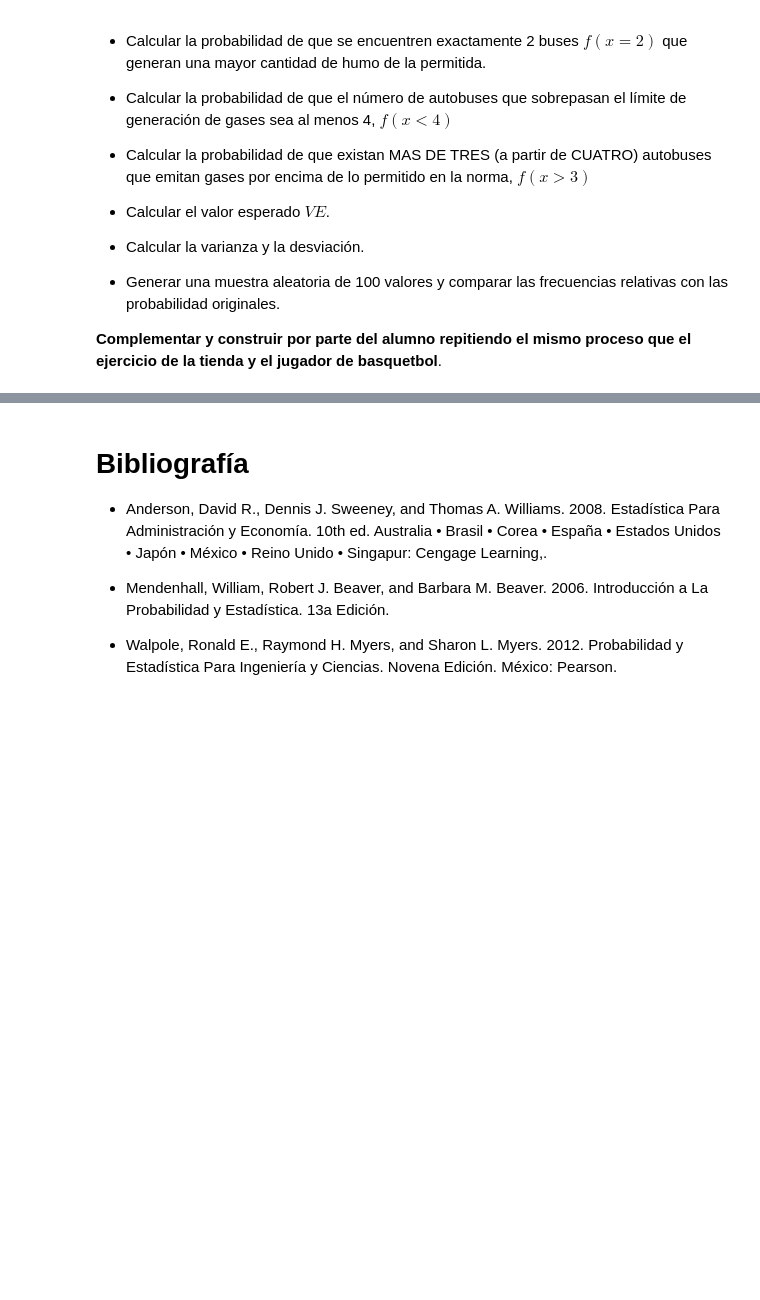
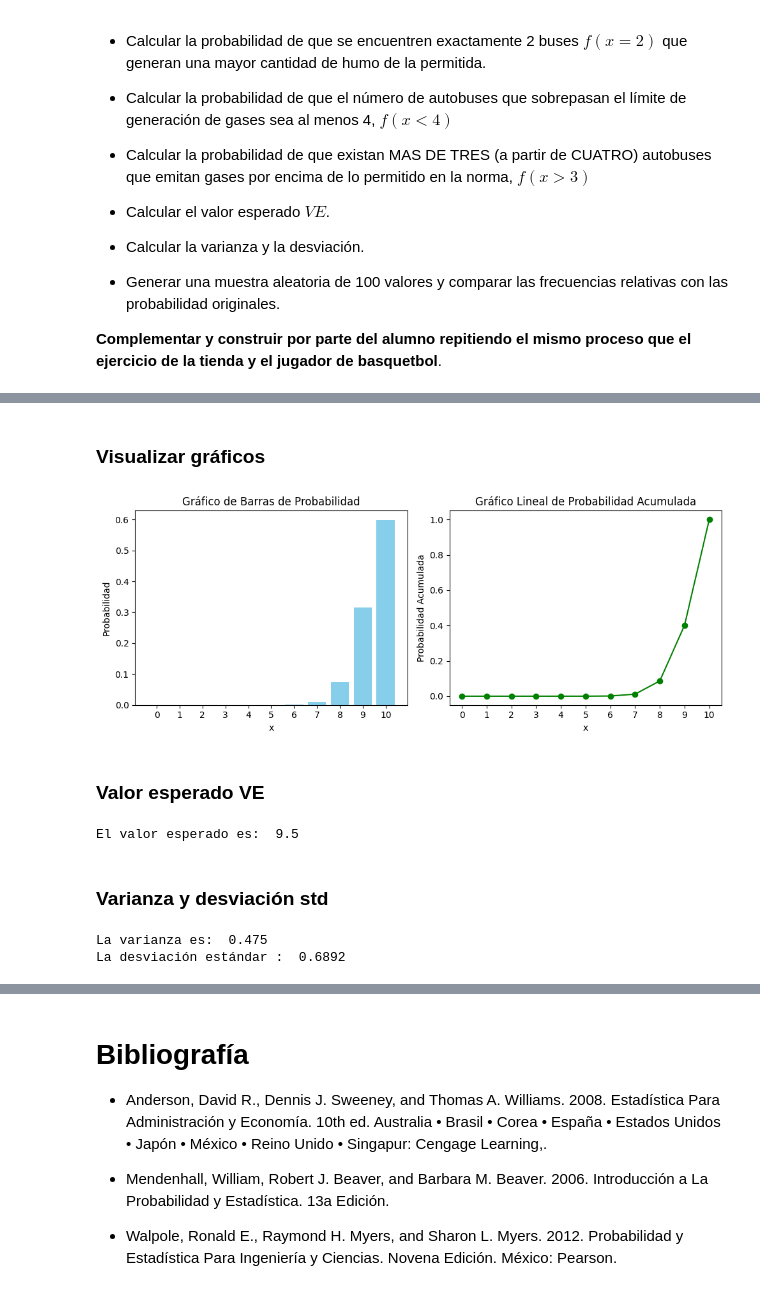
Before and after one commit to rpizarrog/probabilidad-y-estad-stica, a Jupyter notebook: 2024/Caso_17_Distribución_binomial.ipynb, the cells around one changed output, grey strips where cells are left out. Saved outputs shown, nothing was run; the diff lists cells and outputs as text; code cells hidden in the pictures; blank space fills up the shorter version.

```diff
--- a/2024/Caso_17_Distribución_binomial.ipynb
+++ b/2024/Caso_17_Distribución_binomial.ipynb
@@ -488,0 +497,5 @@ Se asume que el estado de un autobús es independiente del estado de los otros a
+# %%
+p = 0.95 # Exito
+q = 1 - p # Fracaso
+xi = [0, 1, 2, 3, 4, 5, 6, 7, 8, 9, 10] # range(10)
+n = 10 # Número de ensayos
@@ -488,0 +504,8 @@ Se asume que el estado de un autobús es independiente del estado de los otros a
+# %%
+tabla = f_tabla_binomial(xi, n, p)
+# print (tabla)
+tabla_html = tabla.to_html(index=False, classes='table table-bordered table-striped')
+
+# Imprimir la tabla HTML
+# Mostrar la tabla directamente
+display(HTML(tabla_html))
@@ -488,0 +525,24 @@ Se asume que el estado de un autobús es independiente del estado de los otros a
+# %% [markdown]
+### Visualizar gráficos
+# %%
+f_graficos_probabilidad_discreta(tabla)
+# %% [output]
+[figure, added]
+# %% [markdown]
+### Valor esperado VE
+# %%
+VE = n * p
+print ("El valor esperado es: ", np.round(VE, 4))
+# %% [output]
+El valor esperado es:  9.5
+# %% [markdown]
+### Varianza y desviación std
+# %%
+varianza = n * p *(1 - p)
+print ("La varianza es: ", np.round(varianza, 4))
+
+desv_std = np.sqrt(varianza)
+print ("La desviación estándar : ", np.round(desv_std, 4))
+# %% [output]
+La varianza es:  0.475
+La desviación estándar :  0.6892
```
Also changed, not shown: parts of 12 cells of this notebook.
